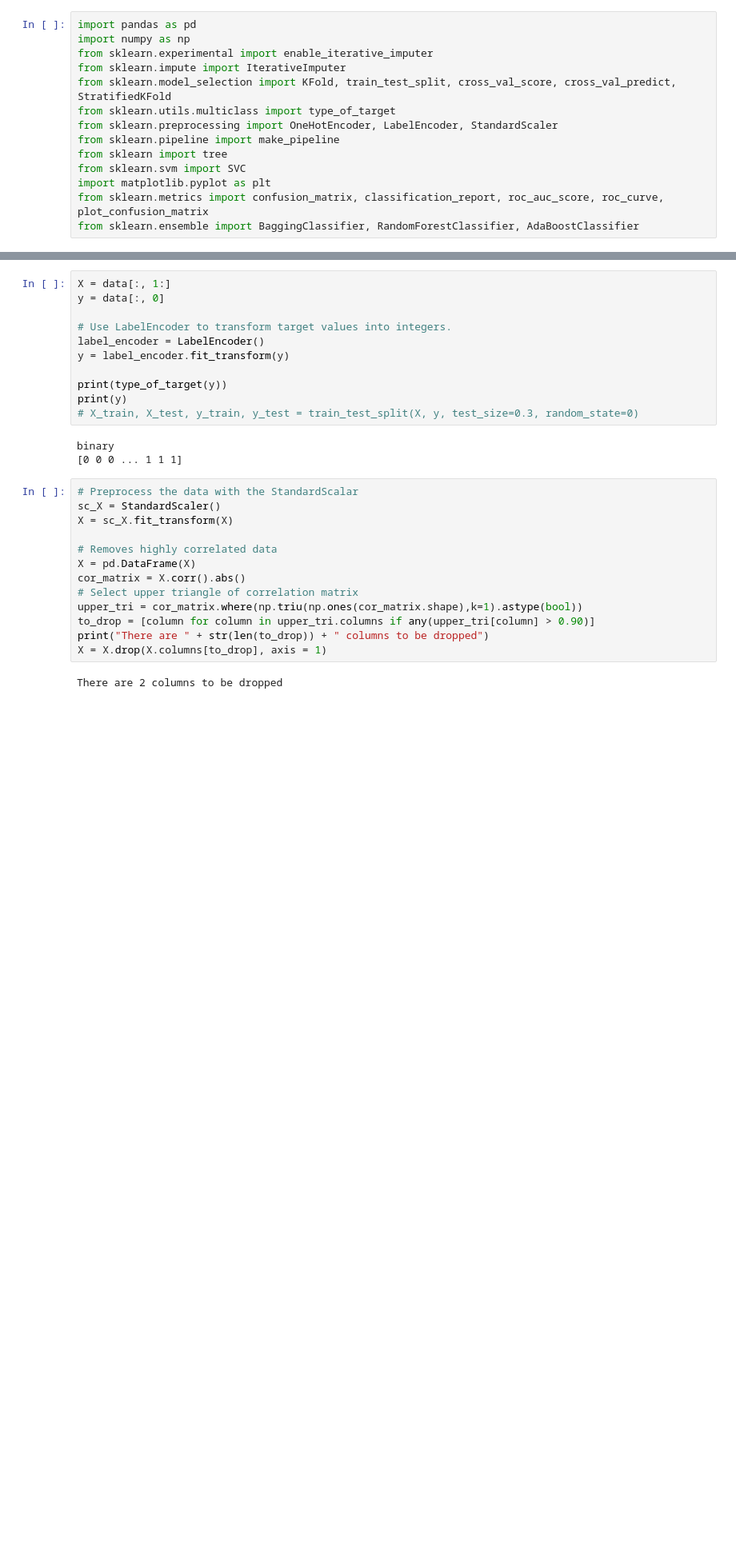
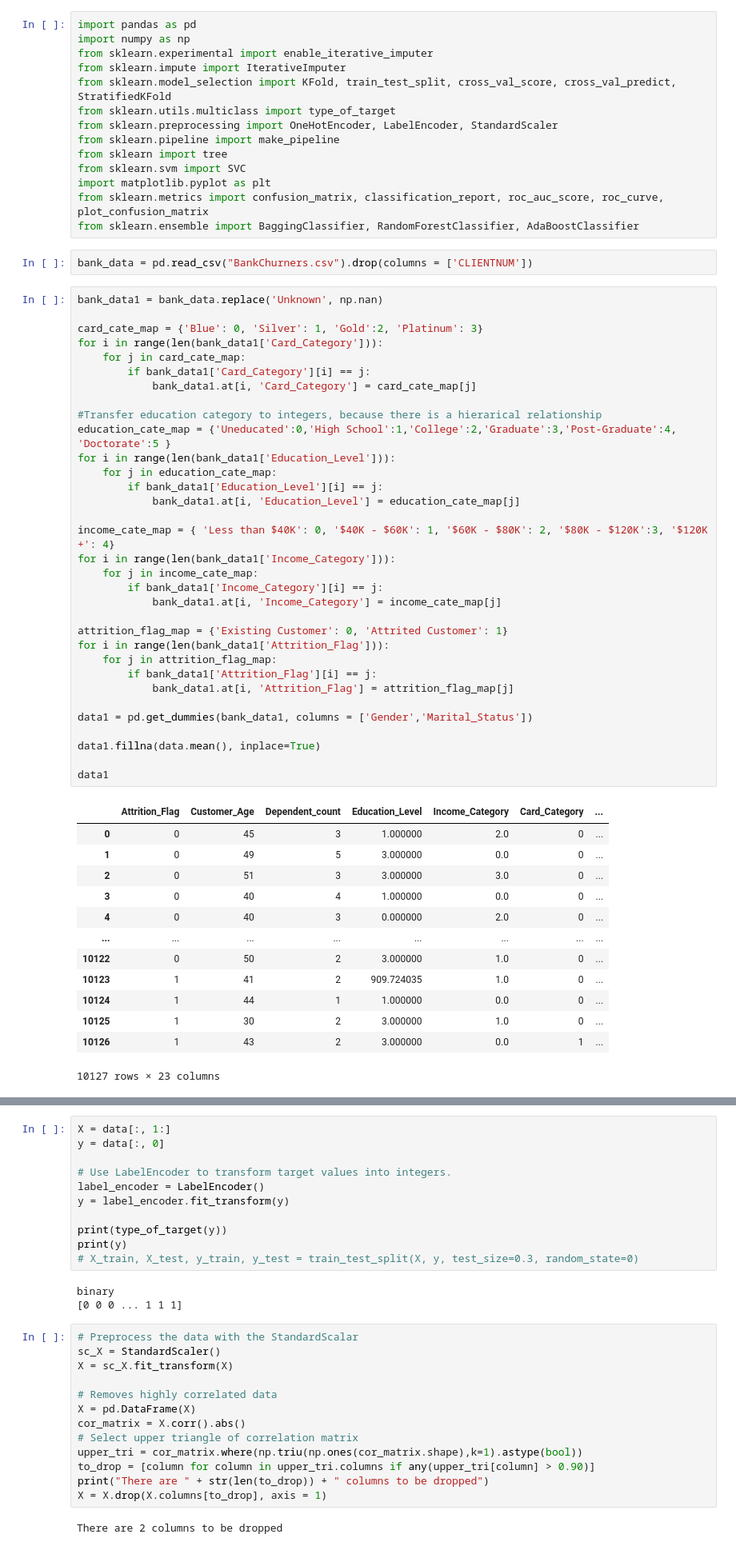
Before and after one commit to franciscoliu/Customer_churning, a Jupyter notebook: final_project.ipynb, the cells around one changed output, grey strips where cells are left out. Shown at 80% size. Drawn from its saved outputs; the diff is of its cells as text; blank space fills up the shorter version.

```diff
--- a/final_project.ipynb
+++ b/final_project.ipynb
@@ -12,4 +12,53 @@ from sklearn.svm import SVC
 import matplotlib.pyplot as plt
 from sklearn.metrics import confusion_matrix, classification_report, roc_auc_score, roc_curve, plot_confusion_matrix
 from sklearn.ensemble import BaggingClassifier, RandomForestClassifier, AdaBoostClassifier
+# %%
+bank_data = pd.read_csv("BankChurners.csv").drop(columns = ['CLIENTNUM'])
+# %%
+bank_data1 = bank_data.replace('Unknown', np.nan)
+
+card_cate_map = {'Blue': 0, 'Silver': 1, 'Gold':2, 'Platinum': 3}
+for i in range(len(bank_data1['Card_Category'])):
+    for j in card_cate_map:
+        if bank_data1['Card_Category'][i] == j:
+            bank_data1.at[i, 'Card_Category'] = card_cate_map[j]
+
+#Transfer education category to integers, because there is a hierarical relationship
+education_cate_map = {'Uneducated':0,'High School':1,'College':2,'Graduate':3,'Post-Graduate':4, 'Doctorate':5 }
+for i in range(len(bank_data1['Education_Level'])):
+    for j in education_cate_map:
+        if bank_data1['Education_Level'][i] == j:
+            bank_data1.at[i, 'Education_Level'] = education_cate_map[j]
+
+income_cate_map = { 'Less than $40K': 0, '$40K - $60K': 1, '$60K - $80K': 2, '$80K - $120K':3, '$120K +': 4}
+for i in range(len(bank_data1['Income_Category'])):
+    for j in income_cate_map:
+        if bank_data1['Income_Category'][i] == j:
+            bank_data1.at[i, 'Income_Category'] = income_cate_map[j]
+
+attrition_flag_map = {'Existing Customer': 0, 'Attrited Customer': 1}
+for i in range(len(bank_data1['Attrition_Flag'])):
+    for j in attrition_flag_map:
+        if bank_data1['Attrition_Flag'][i] == j:
+            bank_data1.at[i, 'Attrition_Flag'] = attrition_flag_map[j]
+
+data1 = pd.get_dummies(bank_data1, columns = ['Gender','Marital_Status'])
+
+data1.fillna(data.mean(), inplace=True)
+
+data1
+# %% [output]
+|  | Attrition_Flag | Customer_Age | Dependent_count | Education_Level | Income_Category | Card_Category | ... |
+| 0 | 0 | 45 | 3 | 1.000000 | 2.0 | 0 | ... |
+| 1 | 0 | 49 | 5 | 3.000000 | 0.0 | 0 | ... |
+| 2 | 0 | 51 | 3 | 3.000000 | 3.0 | 0 | ... |
+| 3 | 0 | 40 | 4 | 1.000000 | 0.0 | 0 | ... |
+| 4 | 0 | 40 | 3 | 0.000000 | 2.0 | 0 | ... |
+| ... | ... | ... | ... | ... | ... | ... | ... |
+| 10122 | 0 | 50 | 2 | 3.000000 | 1.0 | 0 | ... |
+| 10123 | 1 | 41 | 2 | 909.724035 | 1.0 | 0 | ... |
+| 10124 | 1 | 44 | 1 | 1.000000 | 0.0 | 0 | ... |
+| 10125 | 1 | 30 | 2 | 3.000000 | 1.0 | 0 | ... |
+| 10126 | 1 | 43 | 2 | 3.000000 | 0.0 | 1 | ... |
+10127 rows × 23 columns
 # %%
```
Also changed, not shown: parts of 7 cells of this notebook.
